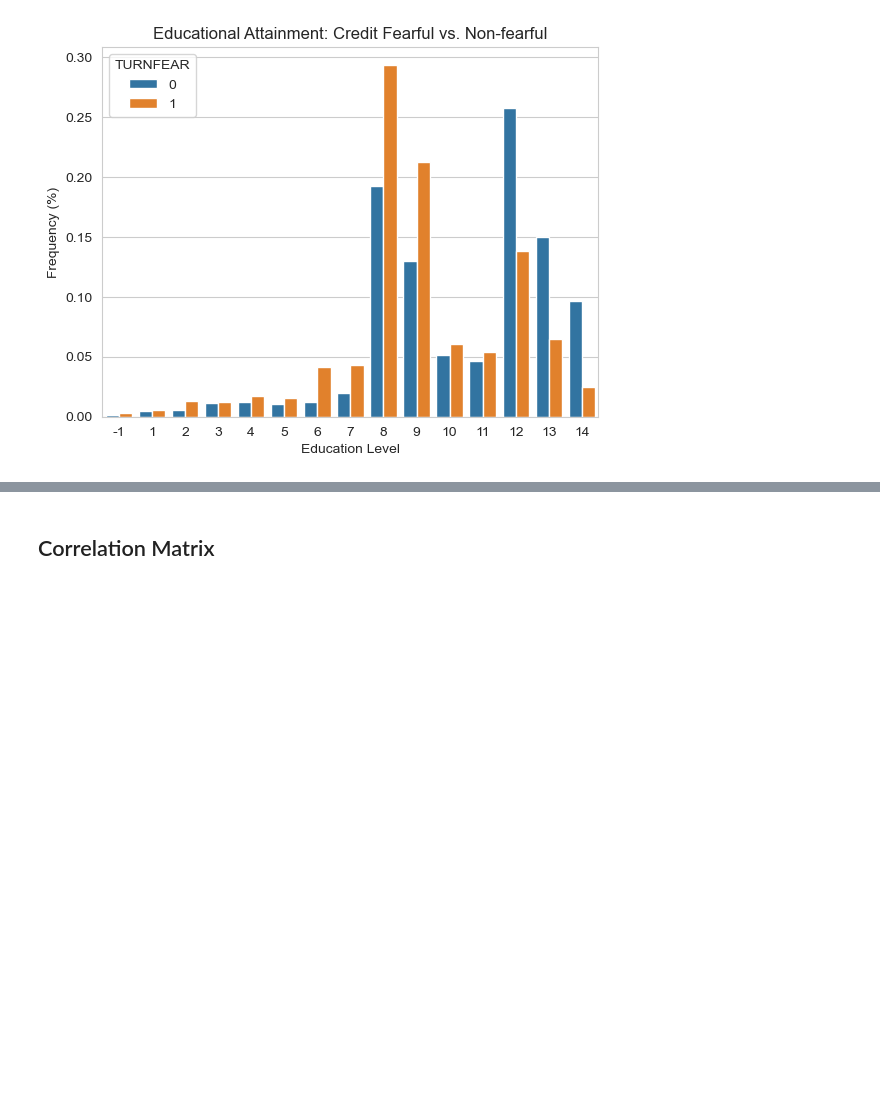
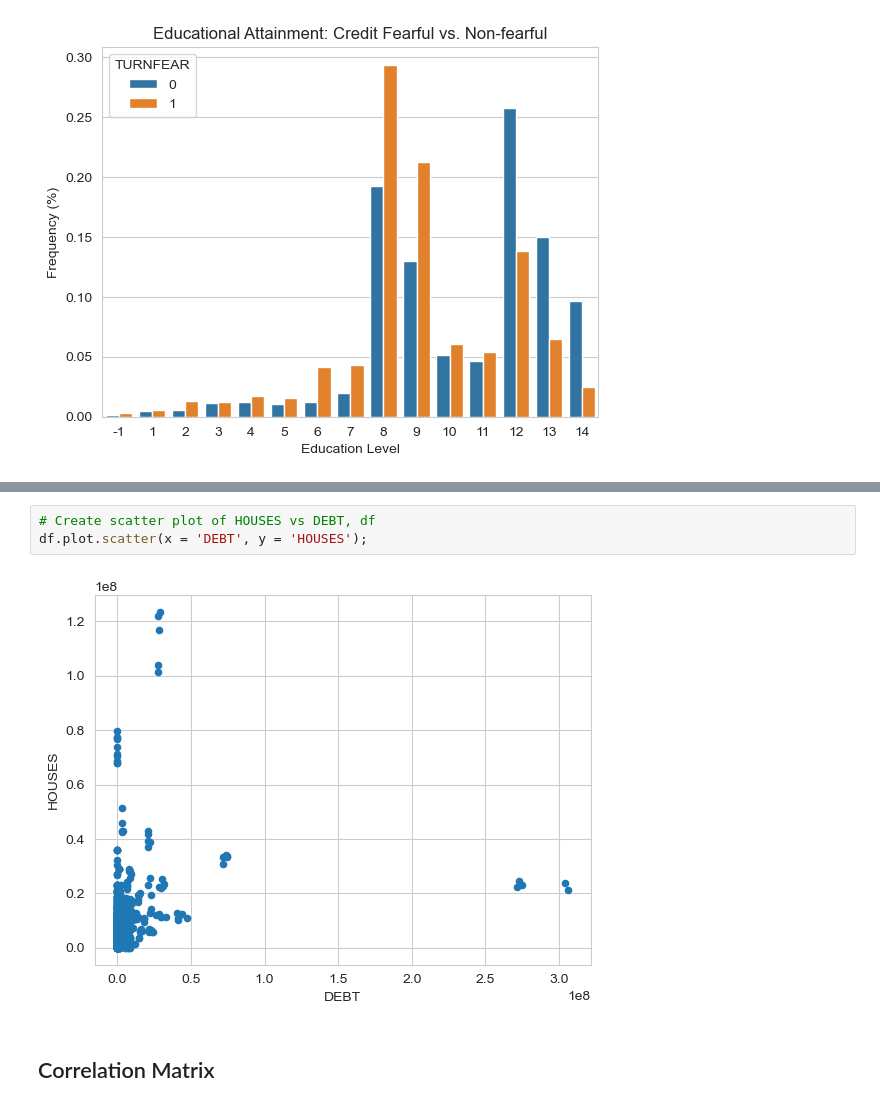
Before and after one commit to Johnnysnipes90/credit-fear-clustering, a Jupyter notebook: notebook.ipynb, the cells around one changed output, grey strips where cells are left out. Drawn from its saved outputs; the diff is of its cells as text; blank space fills up the shorter version.

```diff
--- a/notebook.ipynb
+++ b/notebook.ipynb
@@ -257,3 +271,8 @@ plt.title("Educational Attainment: Credit Fearful vs. Non-fearful");
+# %%
+# Create scatter plot of HOUSES vs DEBT, df
+df.plot.scatter(x = 'DEBT', y = 'HOUSES');
+# %% [output]
+[figure, added]
 # %% [markdown]
 ## Correlation Matrix
 # %%
```
Also changed, not shown: parts of 4 cells of this notebook.
